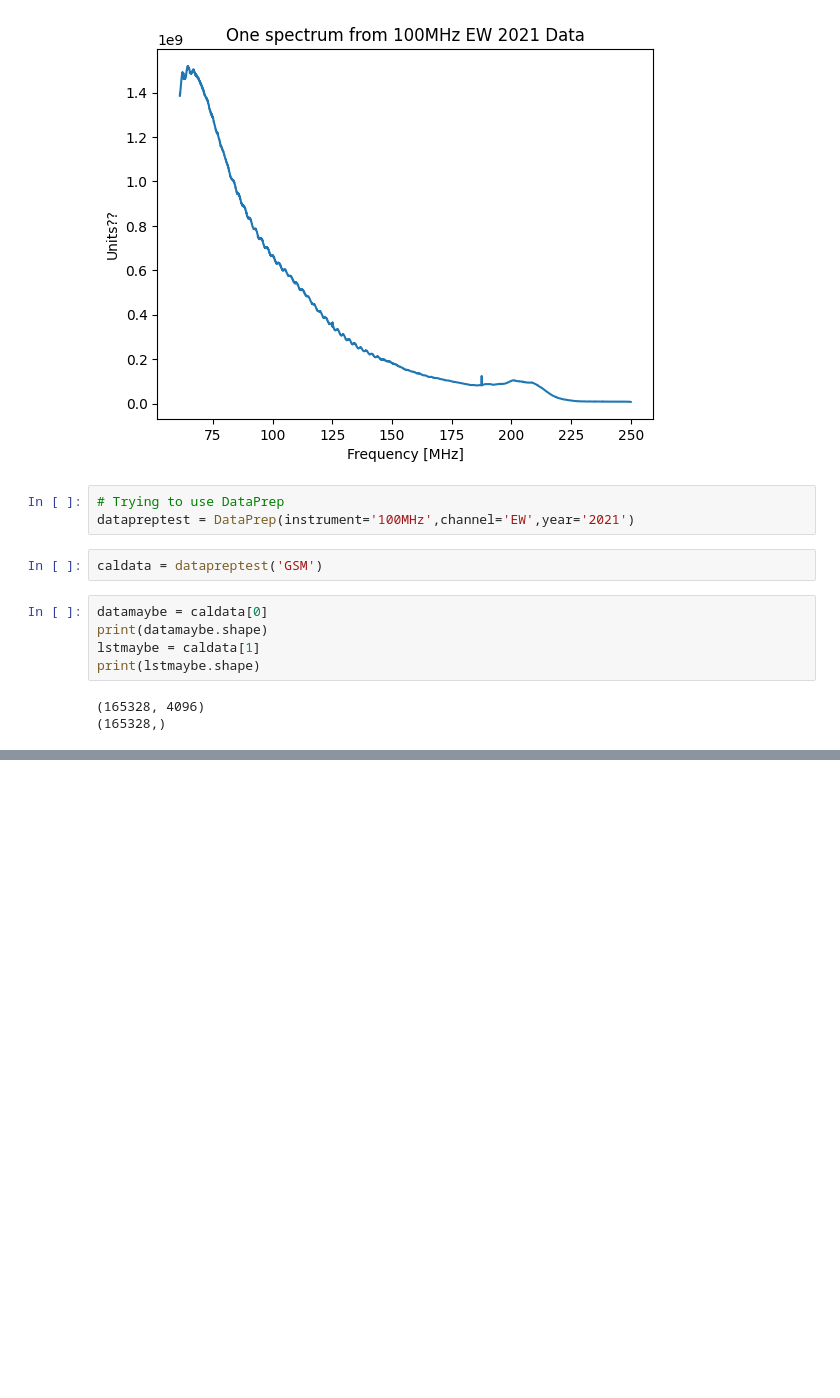
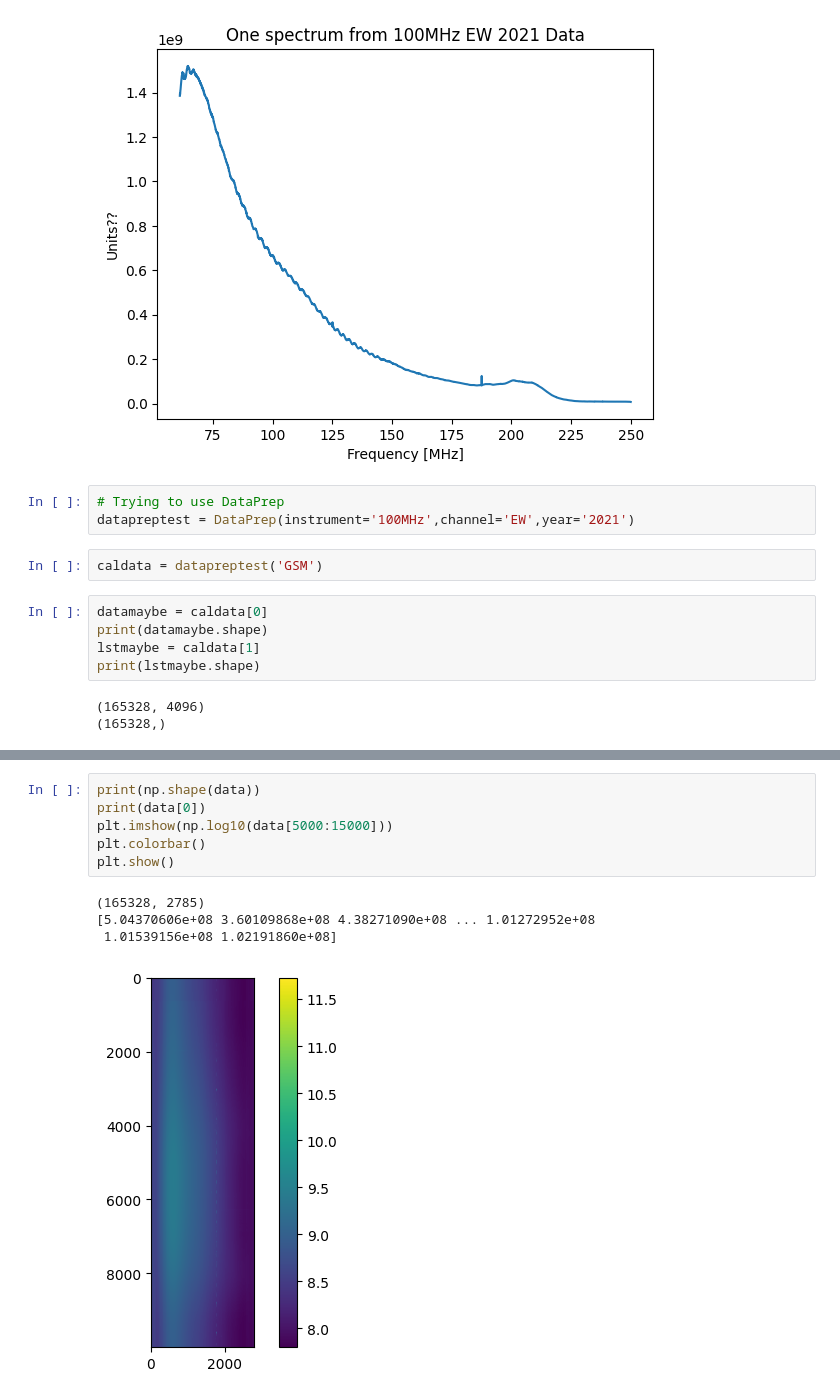
Before and after one commit to PRIZM-Experiment/prizm-calibration, a Jupyter notebook: LaurieExploration.ipynb, the cells around one changed output, grey strips where cells are left out. Saved outputs shown, nothing was run; the diff lists cells and outputs as text; blank space fills up the shorter version.

```diff
--- a/LaurieExploration.ipynb
+++ b/LaurieExploration.ipynb
@@ -111,0 +170,11 @@ print(lstmaybe.shape)
+# %%
+print(np.shape(data))
+print(data[0])
+plt.imshow(np.log10(data[5000:15000]))
+plt.colorbar()
+plt.show()
+# %% [output]
+(165328, 2785)
+[5.04370606e+08 3.60109868e+08 4.38271090e+08 ... 1.01272952e+08
+ 1.01539156e+08 1.02191860e+08]
+[figure, added]
```
Also changed, not shown: parts of 10 cells of this notebook, 1 other file.
